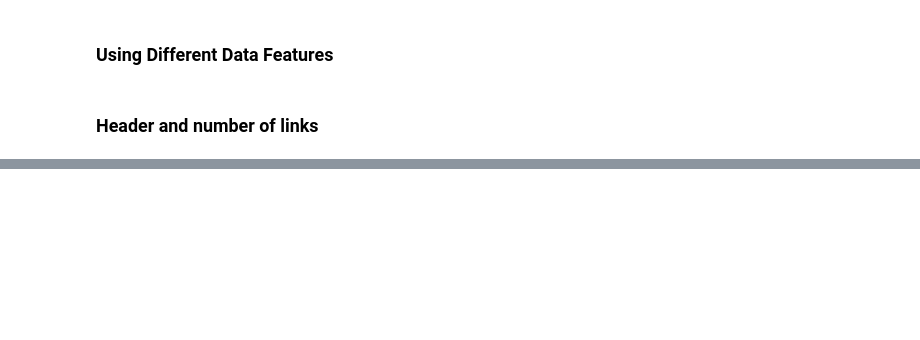
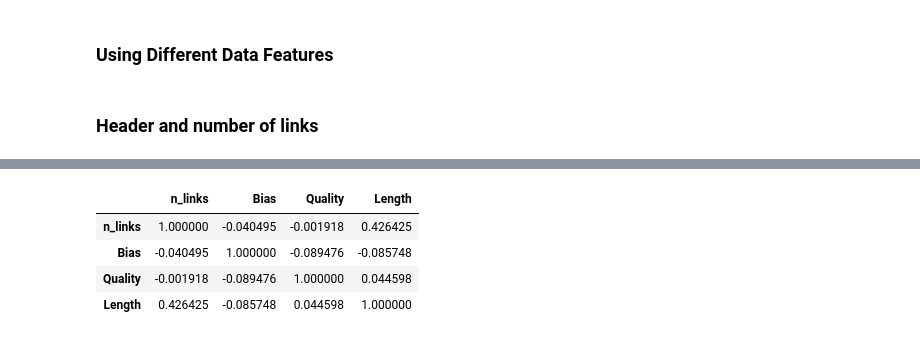
Before and after one commit to anitailango/affinity, a Jupyter notebook: backend/notebooks/Ensemble of Classifiers.ipynb, the cells around one changed output, grey strips where cells are left out. Saved outputs shown, nothing was run; the diff lists cells and outputs as text; code cells hidden in the pictures; blank space fills up the shorter version.

```diff
--- a/backend/notebooks/Ensemble of Classifiers.ipynb
+++ b/backend/notebooks/Ensemble of Classifiers.ipynb
@@ -288,0 +322,8 @@ ROC Score is:  0.67093242623903
+# %%
+df_total_data.corr()
+# %% [output]
+|  | n_links | Bias | Quality | Length |
+| n_links | 1.000000 | -0.040495 | -0.001918 | 0.426425 |
+| Bias | -0.040495 | 1.000000 | -0.089476 | -0.085748 |
+| Quality | -0.001918 | -0.089476 | 1.000000 | 0.044598 |
+| Length | 0.426425 | -0.085748 | 0.044598 | 1.000000 |
```
Also changed, not shown: parts of 17 cells of this notebook.
